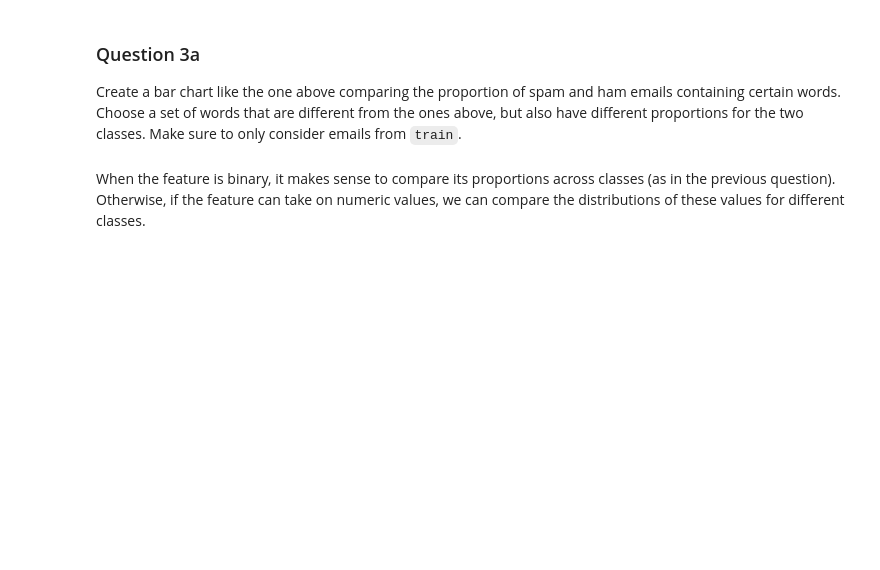
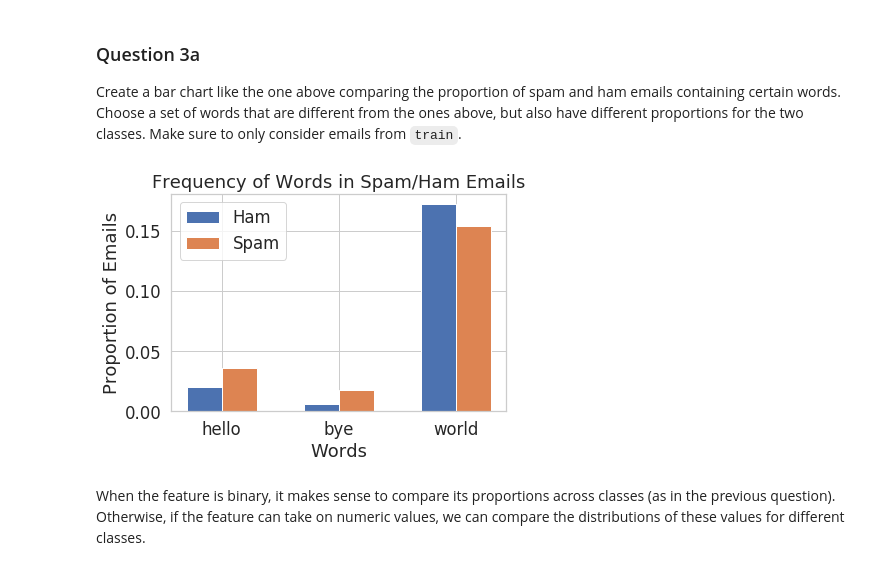
Before and after one commit to rudylee77/-Spam-Ham-Email-Classifier, a Jupyter notebook: proj2.ipynb, the cells around one changed output. Cells and saved outputs as stored; diff of their text form; code cells hidden in the pictures; blank space fills up the shorter version.

```diff
--- a/proj2.ipynb
+++ b/proj2.ipynb
@@ -139,0 +131,3 @@ points: 1
+# %%
+original_training_data.fillna('', inplace = True)
+original_training_data.isna().sum()
@@ -223,7 +245,15 @@ def words_in_texts(words, texts):
         NumPy array of 0s and 1s with shape (n, p) where n is the
         number of texts and p is the number of words.
     '''
-    indicator_array = ...
+    indicator_array = []
+    for i in texts:
+        word = []
+        for j in words:
+            if j in i:
+                word.append(1)
+            else:
+                word.append(0)
+        indicator_array.append(word)
     return indicator_array
 # %%
 grader.check("q2")
@@ -262,10 +311,27 @@ manual: True
 format: image
 points: 2
 -->
-# %%
-train=train.reset_index(drop=True) # We must do this in order to preserve the ordering of emails to labels for words_in_texts
-
-...
+# %%
+train=train.reset_index(drop=True) # We must do this in order to preserve the ordering of emails to labels for words_in_texts
+
+words = ['hello', 'bye', 'world']
+ham = train[train['spam'] == 0]['email']
+spam = train[train['spam'] == 1]['email']
+ham_words = words_in_texts(words, ham)
+spam_words = words_in_texts(words, spam)
+ham_count = np.sum(ham_words, axis=0)
+spam_count = np.sum(spam_words, axis=0)
+
+plt.bar(x = words, align = 'edge', height = ham_count / len(ham), label = 'Ham', width = -0.3)
+plt.bar(x = words, align = 'edge', height = spam_count / len(spam), label = 'Spam', width = 0.3)
+
+plt.xlabel('Words')
+plt.ylabel('Proportion of Emails')
+plt.title('Frequency of Words in Spam/Ham Emails')
+plt.legend()
+plt.show()
+# %% [output]
+[figure, added]
 # %% [markdown]
 <!-- END QUESTION -->
 
```
Also changed, not shown: parts of 39 cells of this notebook, 1 other file.
